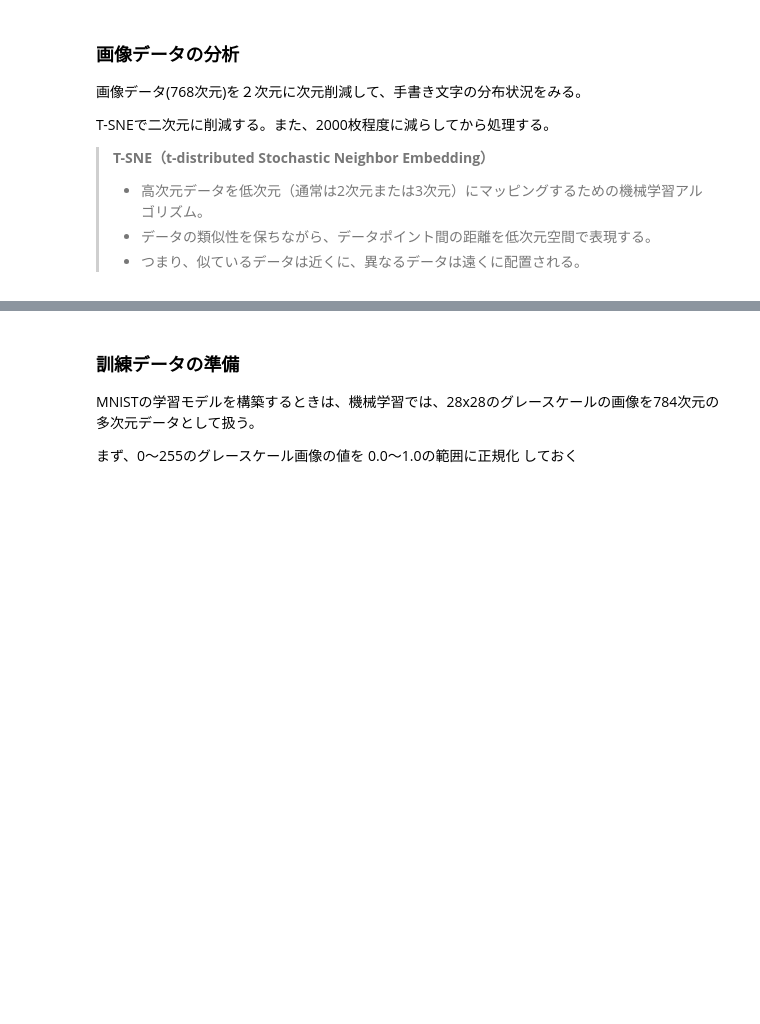
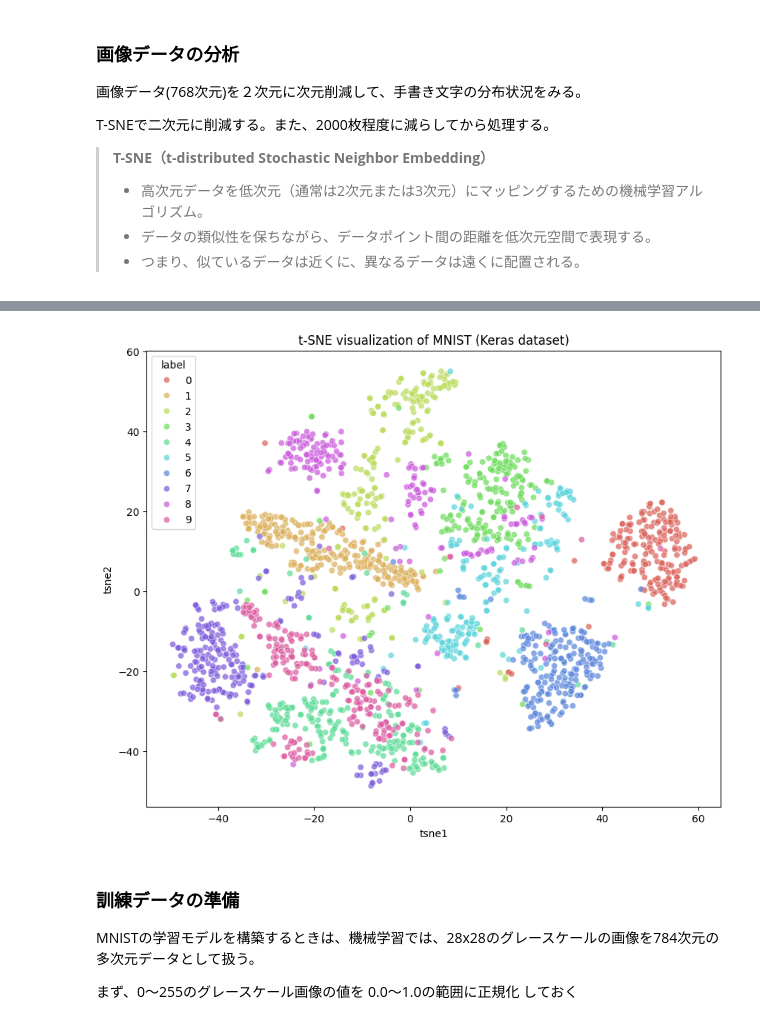
Before and after one commit to mochi7415/ml-collection, a Jupyter notebook: 01_Study/Basics/Data_science/09_パーセプトロンによる画像認識.ipynb, the cells around one changed output, grey strips where cells are left out. Cells and saved outputs as stored; diff of their text form; code cells hidden in the pictures; blank space fills up the shorter version.

```diff
--- a/01_Study/Basics/Data_science/09_パーセプトロンによる画像認識.ipynb
+++ b/01_Study/Basics/Data_science/09_パーセプトロンによる画像認識.ipynb
@@ -100,3 +146,42 @@ plt.show()
+# %%
+# Kerasを使ってMNISTデータセットをロードしてT-SNEで次元削減と可視化
+import tensorflow as tf
+import matplotlib.pyplot as plt
+from sklearn.manifold import TSNE
+import pandas as pd
+import seaborn as sns
+
+# 1. MNISTデータセットをロード
+(x_train, y_train), (x_test, y_test) = tf.keras.datasets.mnist.load_data()
+
+# 2. データの準備
+# t-SNEは2次元配列 (サンプル数, 特徴量数) を受け取るため、28x28を784に平坦化します
+num_samples = 2000
+x_flat = x_train[:num_samples].reshape(num_samples, 784)
+y_subset = y_train[:num_samples]
+
+# 3. t-SNEによる次元削減
+tsne = TSNE(n_components=2, random_state=0)
+tsne_results = tsne.fit_transform(x_flat)
+
+# 4. データフレームの作成
+df = pd.DataFrame(tsne_results, columns=['tsne1', 'tsne2'])
+df['label'] = y_subset.astype(str) # 色分け用にラベルを文字列に変換
+
+# 5. 可視化
+plt.figure(figsize=(10, 8))
+sns.scatterplot(
+    data=df.sort_values('label'), # 凡例の順序を整える
+    x='tsne1', y='tsne2',
+    hue='label',
+    palette=sns.color_palette("hls", 10),
+    legend="full",
+    alpha=0.7
+)
+plt.title("t-SNE visualization of MNIST (Keras dataset)")
+plt.show()
+# %% [output]
+[figure, added]
 # %% [markdown]
 ### 訓練データの準備
 
```
Also changed, not shown: parts of 9 cells of this notebook, 2 other files.
